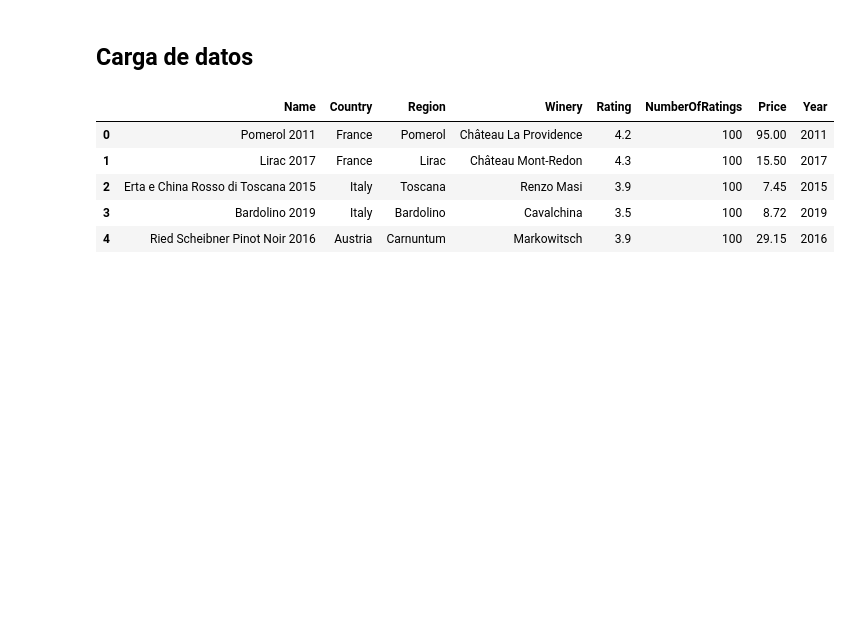
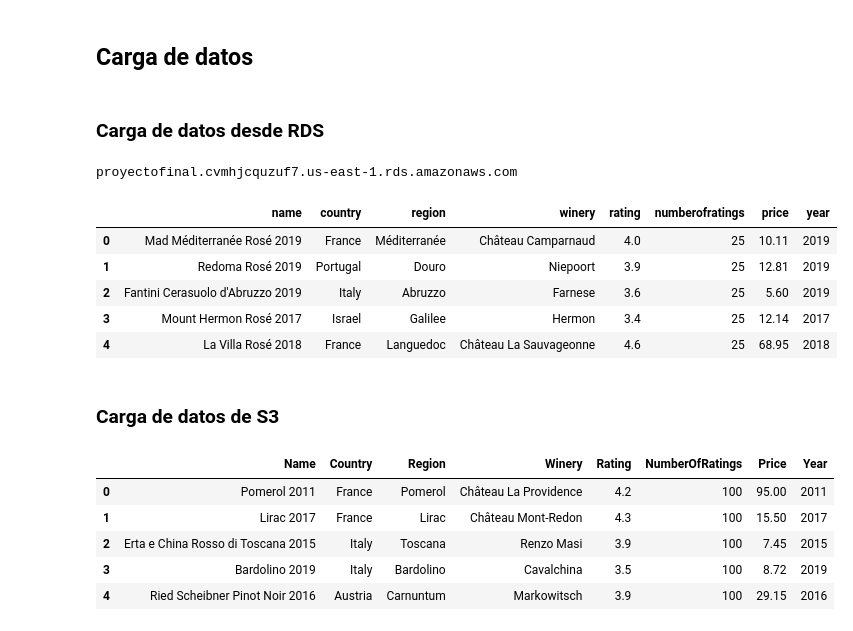
Before and after one commit to am23006810/CienciaDeDatosEnPython-ProyectoFinal, a Jupyter notebook: tmp/proyecto_final_exploracion.ipynb, the cells around one changed output. Saved outputs shown, nothing was run; the diff lists cells and outputs as text; code cells hidden in the pictures; blank space fills up the shorter version.

```diff
--- a/tmp/proyecto_final_exploracion.ipynb
+++ b/tmp/proyecto_final_exploracion.ipynb
@@ -28,3 +25,34 @@ white_data = pd.read_csv('../data/White.csv')
+# %% [markdown]
+### Carga de datos desde RDS
+# %%
+aws_conn = boto3.client('rds', aws_access_key_id=config.get('IAM', 'ACCESS_KEY'),
+                    aws_secret_access_key=config.get('IAM', 'SECRET_ACCESS_KEY'),
+                    region_name='us-east-1')
+
+try:
+     instances = aws_conn.describe_db_instances(DBInstanceIdentifier='proyectofinal')
+     RDS_HOST = instances.get('DBInstances')[0].get('Endpoint').get('Address')
+     print(RDS_HOST)
+except Exception as ex:
+     print("La instancia de base de datos no existe o aun no se ha terminado de crear.")
+     print(ex)
+# %% [output]
+proyectofinal.cvmhjcquzuf7.us-east-1.rds.amazonaws.com
+# %%
+postgres_driver = f"""postgresql://{config.get('RDS', 'DB_USER')}:{config.get('RDS', 'DB_PASSWORD')}@{RDS_HOST}:{config.get('RDS', 'DB_PORT')}/{config.get('RDS', 'DB_NAME')}"""
+
+sql_query = 'SELECT * FROM rose_wine;'
+rose_data = pd.read_sql(sql_query, postgres_driver)
+rose_data.head()
+# %% [output]
+|  | name | country | region | winery | rating | numberofratings | price | year |
+| 0 | Mad Méditerranée Rosé 2019 | France | Méditerranée | Château Camparnaud | 4.0 | 25 | 10.11 | 2019 |
+| 1 | Redoma Rosé 2019 | Portugal | Douro | Niepoort | 3.9 | 25 | 12.81 | 2019 |
+| 2 | Fantini Cerasuolo d'Abruzzo 2019 | Italy | Abruzzo | Farnese | 3.6 | 25 | 5.60 | 2019 |
+| 3 | Mount Hermon Rosé 2017 | Israel | Galilee | Hermon | 3.4 | 25 | 12.14 | 2017 |
+| 4 | La Villa Rosé 2018 | France | Languedoc | Château La Sauvageonne | 4.6 | 25 | 68.95 | 2018 |
+# %% [markdown]
+### Carga de datos de S3
 # %%
 s3client = boto3.client(
     's3',
```
Also changed, not shown: parts of 2 cells of this notebook, 1 other file.
